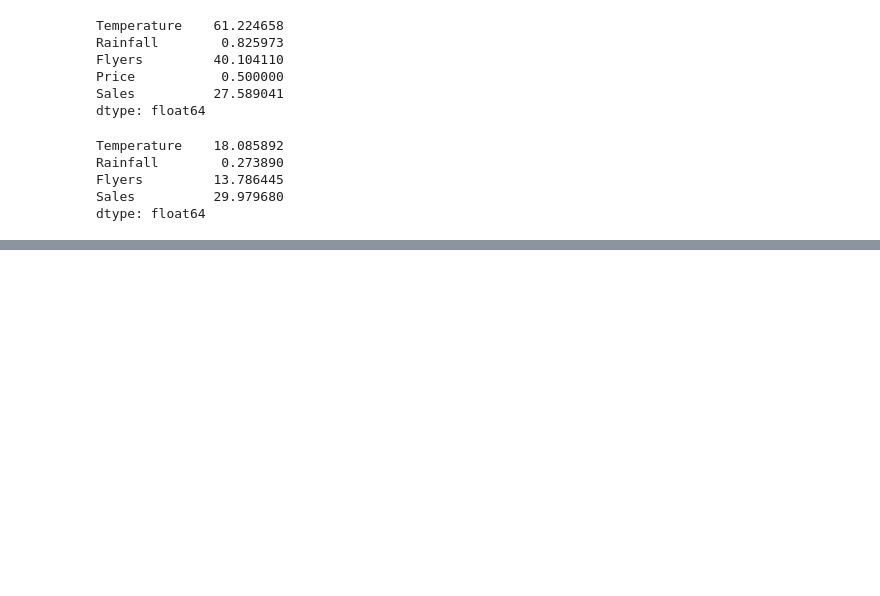
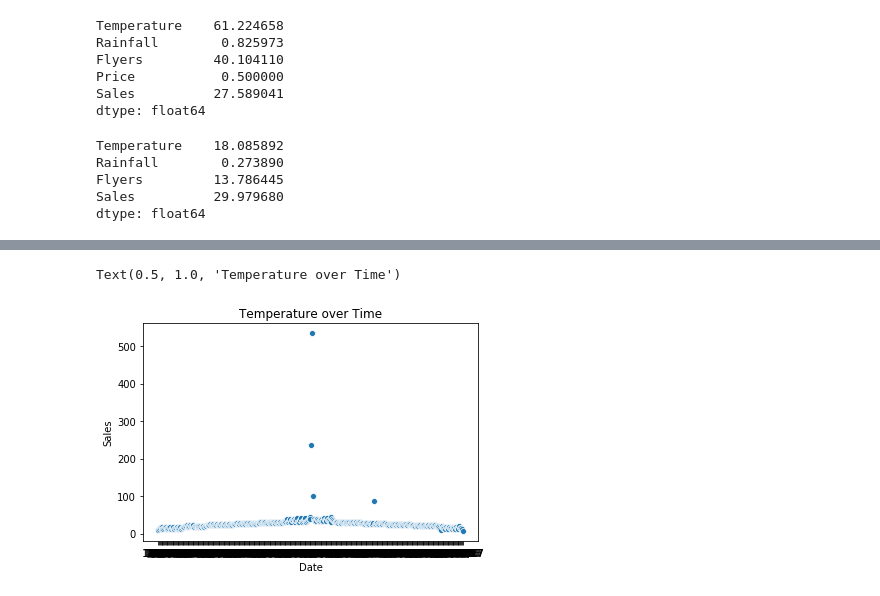
Before and after one commit to Jeff-Hutchins/ds-methodologies-exercises, a Jupyter notebook: anomaly_detection/continuous_probabilistic_methods.ipynb, the cells around one changed output, grey strips where cells are left out. Drawn from its saved outputs; the diff is of its cells as text; code cells hidden in the pictures; blank space fills up the shorter version.

```diff
--- a/anomaly_detection/continuous_probabilistic_methods.ipynb
+++ b/anomaly_detection/continuous_probabilistic_methods.ipynb
@@ -119,0 +143,5 @@ TypeError: ufunc 'subtract' did not contain a loop with signature matching types
+# %%
+sns.scatterplot(x=df.Date, y=df.Sales).set_title('Temperature over Time')
+# %% [output]
+Text(0.5, 1.0, 'Temperature over Time')
+[figure, added]
```
Also changed, not shown: parts of 33 cells of this notebook, 4 other files.
